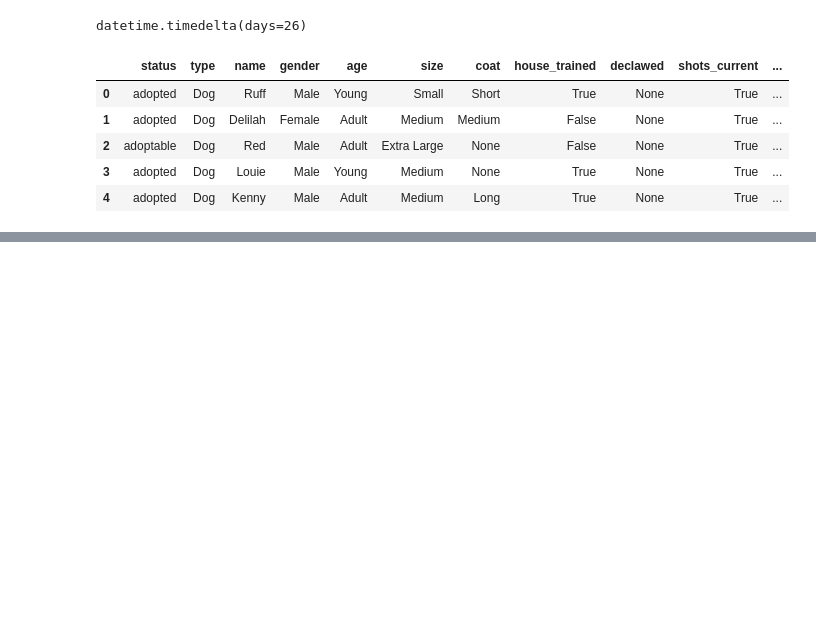
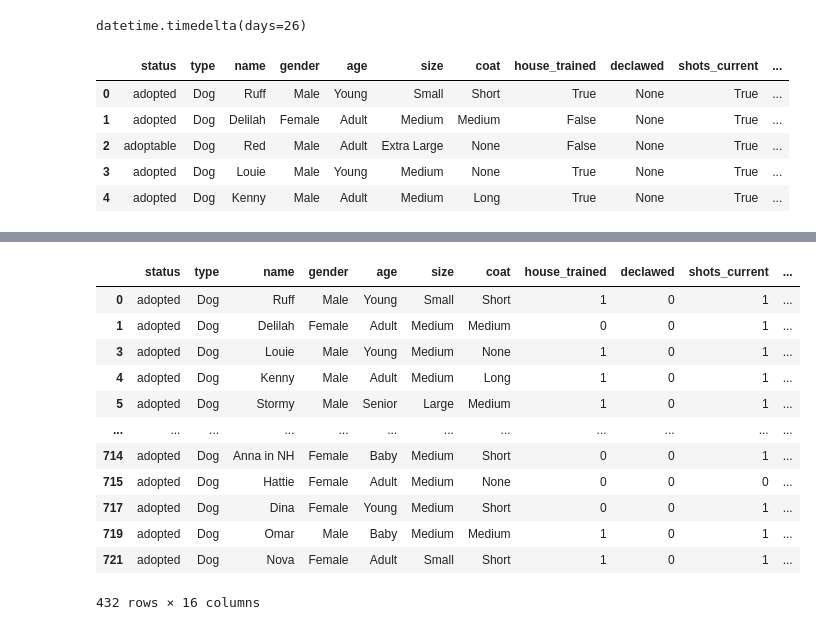
Before and after one commit to BillBelieve/Dog-Adoption-Data-Science-Project, a Jupyter notebook: Project Data Science/data transformation.ipynb, the cells around one changed output, grey strips where cells are left out. Drawn from its saved outputs; the diff is of its cells as text; code cells hidden in the pictures; blank space fills up the shorter version.

Commit message:
data transformatie verder gewerkt. ik heb van alle true false data 1,0 gemaakt. en ik heb de rijen van honden die nog geadopteerd kunnen worden verwijderd.

```diff
--- a/Project Data Science/data transformation.ipynb
+++ b/Project Data Science/data transformation.ipynb
@@ -105,3 +107,5 @@ df.head()
 | 2 | adoptable | Dog | Red | Male | Adult | Extra Large | None | False | None | True | ... |
 | 3 | adopted | Dog | Louie | Male | Young | Medium | None | True | None | True | ... |
 | 4 | adopted | Dog | Kenny | Male | Adult | Medium | Long | True | None | True | ... |
+# %%
+df.drop(df[df.time_in_rescue == '0 days'].index, inplace=True)
@@ -107,0 +125,14 @@ df.head()
+# %%
+data1_bool = df.copy()
+data1_bool['house_trained'] = data1_bool['house_trained'].map({'True': True, 'False': False})
+data1_bool['shots_current'] = data1_bool['shots_current'].map({'True': True, 'False': False})
+data1_bool['spayed_neutered'] = data1_bool['spayed_neutered'].map({'True': True, 'False': False})
+data1_bool['children'] = data1_bool['children'].map({'True': True, 'None': False, 'False' : False})
+data1_bool['dogs'] = data1_bool['dogs'].map({'True': True, 'None': False, 'False' : False})
+data1_bool['cats'] = data1_bool['cats'].map({'True': True, 'None': False, 'False' : False})
+data1_bool['declawed'] = data1_bool['declawed'].map({'True': True, 'None': False, 'False' : False})
+data1_bool['special_needs'] = data1_bool['special_needs'].map({'True': True, 'None': False, 'False' : False})
+data1_bool
+
+for x in data1_bool['children'].values:
+    print(type(x))
@@ -107,0 +157,27 @@ df.head()
+# %%
+data1_bool["house_trained"] = data1_bool["house_trained"].astype(int)
+data1_bool["shots_current"] = data1_bool["shots_current"].astype(int)
+data1_bool["spayed_neutered"] = data1_bool["spayed_neutered"].astype(int)
+data1_bool["declawed"] = data1_bool["declawed"].astype(int)
+data1_bool["special_needs"] = data1_bool["special_needs"].astype(int)
+# %%
+
+data1_bool["children"] = data1_bool["children"].astype(int)
+data1_bool["dogs"] = data1_bool["dogs"].astype(int)
+data1_bool["cats"] = data1_bool["cats"].astype(int)
+# %%
+data1_bool
+# %% [output]
+|  | status | type | name | gender | age | size | coat | house_trained | declawed | shots_current | ... |
+| 0 | adopted | Dog | Ruff | Male | Young | Small | Short | 1 | 0 | 1 | ... |
+| 1 | adopted | Dog | Delilah | Female | Adult | Medium | Medium | 0 | 0 | 1 | ... |
+| 3 | adopted | Dog | Louie | Male | Young | Medium | None | 1 | 0 | 1 | ... |
+| 4 | adopted | Dog | Kenny | Male | Adult | Medium | Long | 1 | 0 | 1 | ... |
+| 5 | adopted | Dog | Stormy | Male | Senior | Large | Medium | 1 | 0 | 1 | ... |
+| ... | ... | ... | ... | ... | ... | ... | ... | ... | ... | ... | ... |
+| 714 | adopted | Dog | Anna in NH | Female | Baby | Medium | Short | 0 | 0 | 1 | ... |
+| 715 | adopted | Dog | Hattie | Female | Adult | Medium | None | 0 | 0 | 0 | ... |
+| 717 | adopted | Dog | Dina | Female | Young | Medium | Short | 0 | 0 | 1 | ... |
+| 719 | adopted | Dog | Omar | Male | Baby | Medium | Medium | 1 | 0 | 1 | ... |
+| 721 | adopted | Dog | Nova | Female | Adult | Small | Short | 1 | 0 | 1 | ... |
+432 rows × 16 columns
```
Also changed, not shown: parts of 6 cells of this notebook, 1 other file.
